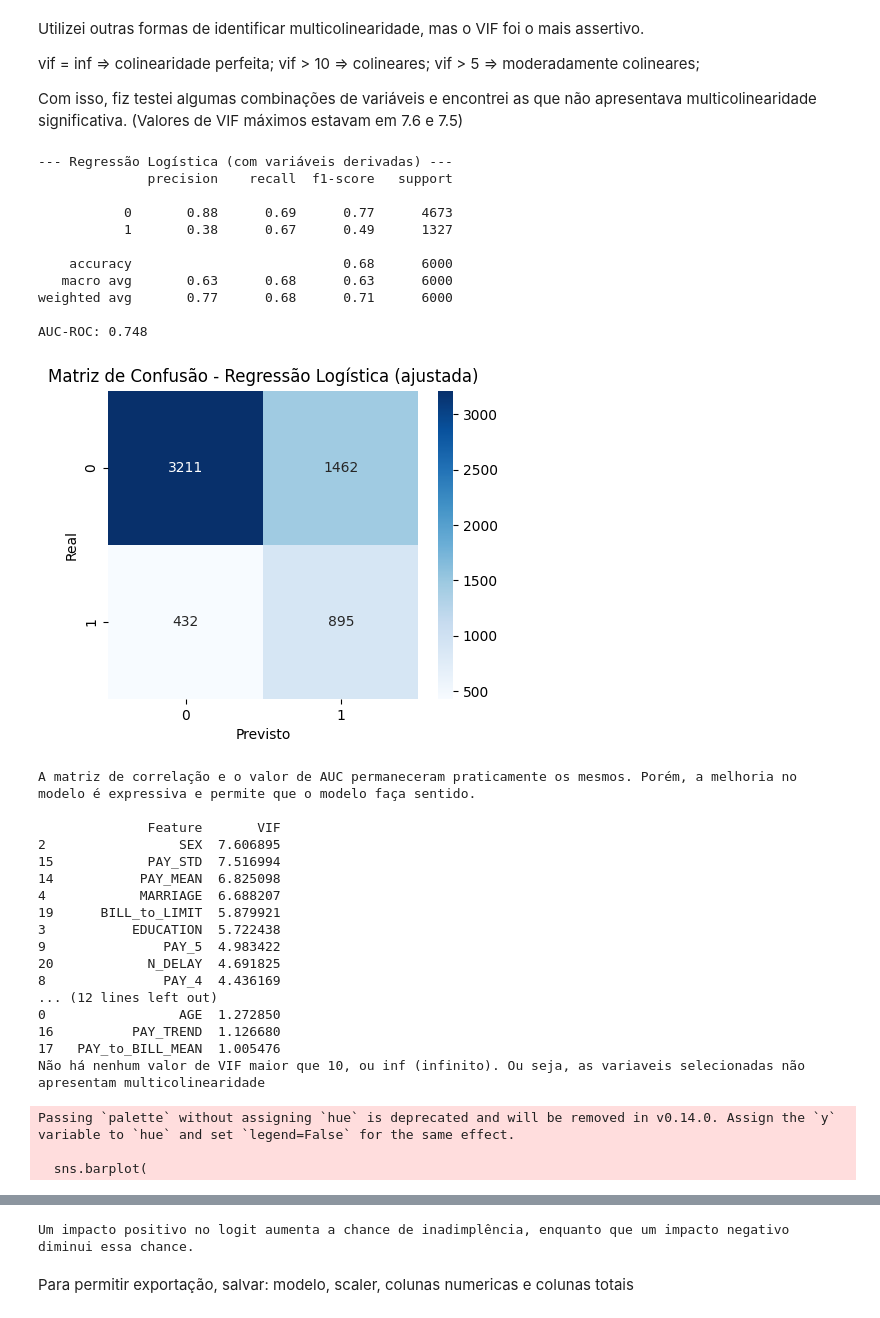
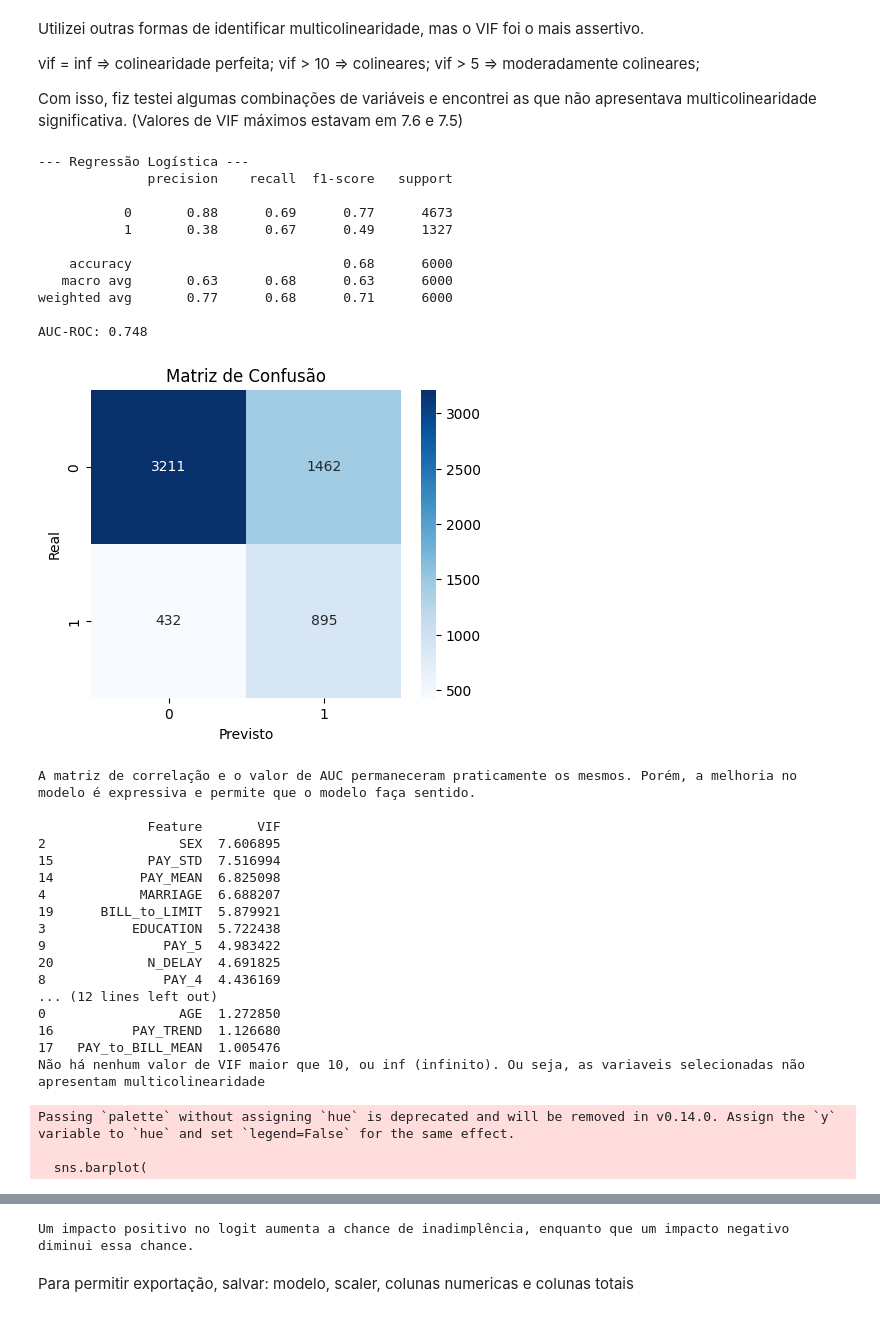
Before and after one commit to PauloVincenzi/Modelo_de_Inadimplencia_e_Score, a Jupyter notebook: modelagem.ipynb, the cells around one changed output, grey strips where cells are left out. Saved outputs shown, nothing was run; the diff lists cells and outputs as text; code cells hidden in the pictures.

```diff
--- a/modelagem.ipynb
+++ b/modelagem.ipynb
@@ -330,14 +330,14 @@ logreg.fit(X_selected, y)
 y_pred_prob2 = logreg.predict_proba(X_test2)[:, 1]
 y_pred2 = (y_pred_prob2 >= 0.4).astype(int)
 # avaliação
-print("--- Regressão Logística (com variáveis derivadas) ---")
+print("--- Regressão Logística ---")
 print(classification_report(y_test2, y_pred2))
 print(f"AUC-ROC: {roc_auc_score(y_test2, y_pred_prob):.3f}")
 # matriz de confusão
 cm = confusion_matrix(y_test2, y_pred2)
 plt.figure(figsize=(5, 4))
 sns.heatmap(cm, annot=True, fmt='d', cmap='Blues')
-plt.title('Matriz de Confusão - Regressão Logística (ajustada)')
+plt.title('Matriz de Confusão')
 plt.xlabel('Previsto')
 plt.ylabel('Real')
 plt.show()
@@ -381,35 +381,35 @@ df_imp = df_imp.reindex(df_imp['Impacto'].abs().sort_values(ascending=False).ind
 top10 = df_imp.reindex(df_imp['Impacto'].abs().sort_values(ascending=False).index).head(10)
 
 # Visualizar
 plt.figure(figsize=(10, 6))
 sns.barplot(
     x='Impacto',
     y=top10.index,
     data=top10,
     palette=['#E74C3C' if x > 0 else '#3498DB' for x in top10['Impacto']]
 )
 
 plt.title('Top 10 Variáveis por Impacto no Modelo', fontsize=15)
 plt.xlabel('Impacto médio no logit')
 plt.ylabel('')
 plt.axvline(0, color='gray', linestyle='--', linewidth=1)
 plt.tight_layout()
 plt.show()
 
 print('Um impacto positivo no logit aumenta a chance de inadimplência, enquanto que um impacto negativo diminui essa chance.')
 # %% [output]
---- Regressão Logística (com variáveis derivadas) ---
+--- Regressão Logística ---
               precision    recall  f1-score   support
 
            0       0.88      0.69      0.77      4673
            1       0.38      0.67      0.49      1327
 
     accuracy                           0.68      6000
    macro avg       0.63      0.68      0.63      6000
 weighted avg       0.77      0.68      0.71      6000
 
 AUC-ROC: 0.748
-[figure, old version]
+[figure, new version]
 A matriz de correlação e o valor de AUC permaneceram praticamente os mesmos. Porém, a melhoria no modelo é expressiva e permite que o modelo faça sentido.
 
               Feature       VIF
```
Also changed, not shown: parts of 2 cells of this notebook, 18 other files.
